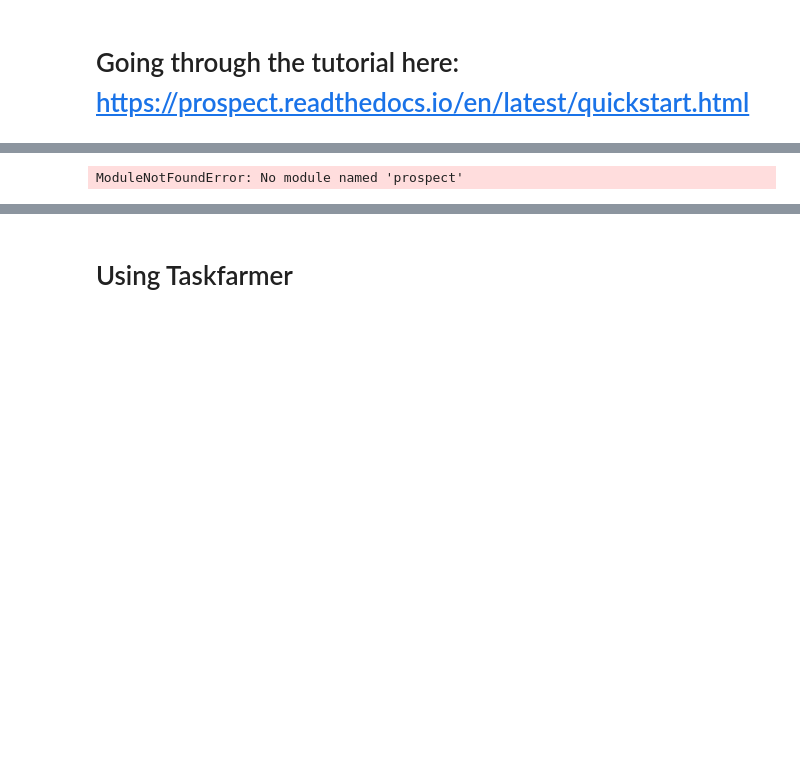
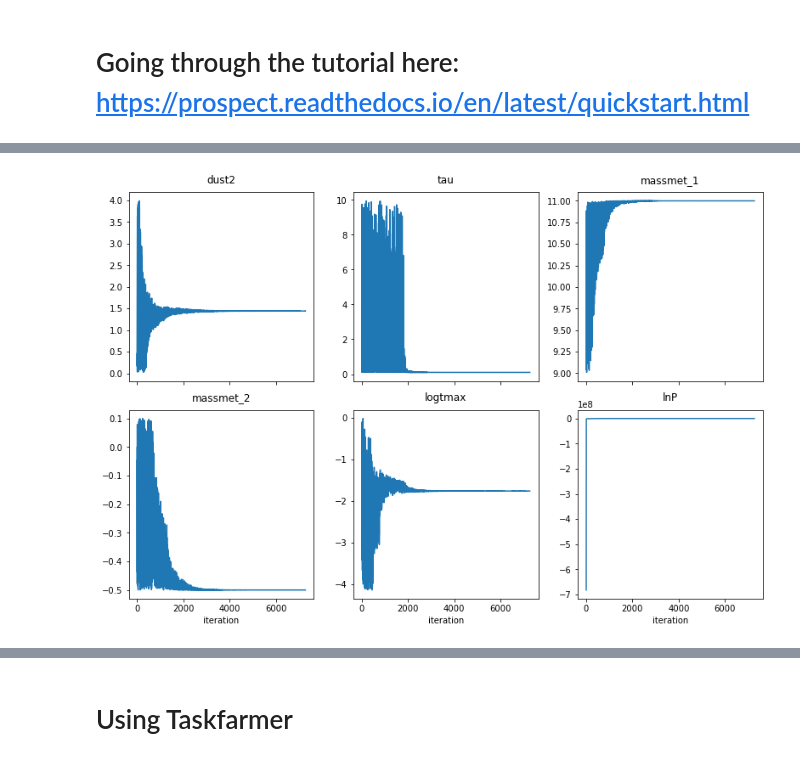
Before and after one commit to eramey16/galactic_lenses, a Jupyter notebook: Test.ipynb, the cells around one changed output, grey strips where cells are left out. Drawn from its saved outputs; the diff is of its cells as text; code cells hidden in the pictures; blank space fills up the shorter version.

```diff
--- a/Test.ipynb
+++ b/Test.ipynb
@@ -76,6 +100,7 @@ writer.write_hdf5(hfile, {}, model, obs,
 # %%
 import prospect.io.read_results as reader
-res, obs, model = reader.results_from("global/cscratch1/sd/eramey16/data/lensed/Huang21_A/9906602215998531.h5")
-res
+res, obs, model = reader.results_from("/global/cscratch1/sd/eramey16/data/lensed/Huang21_A/9906602215998531.h5")
-# %% [output]
-ModuleNotFoundError: No module named 'prospect'
+# %%
+tracefig = reader.traceplot(res)
+# %% [output]
+[figure, added]
```
Also changed, not shown: parts of 32 cells of this notebook, 2 other files.
